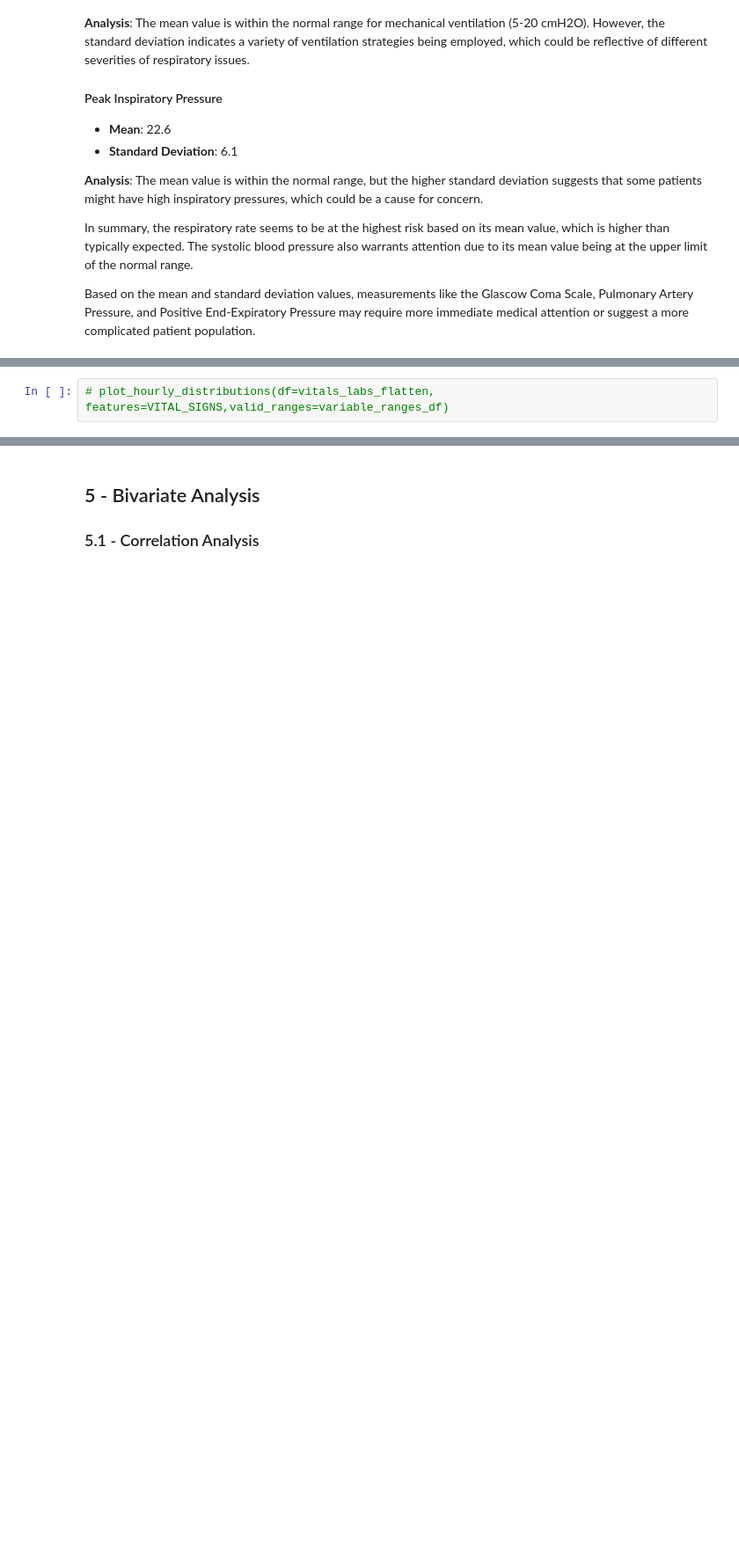
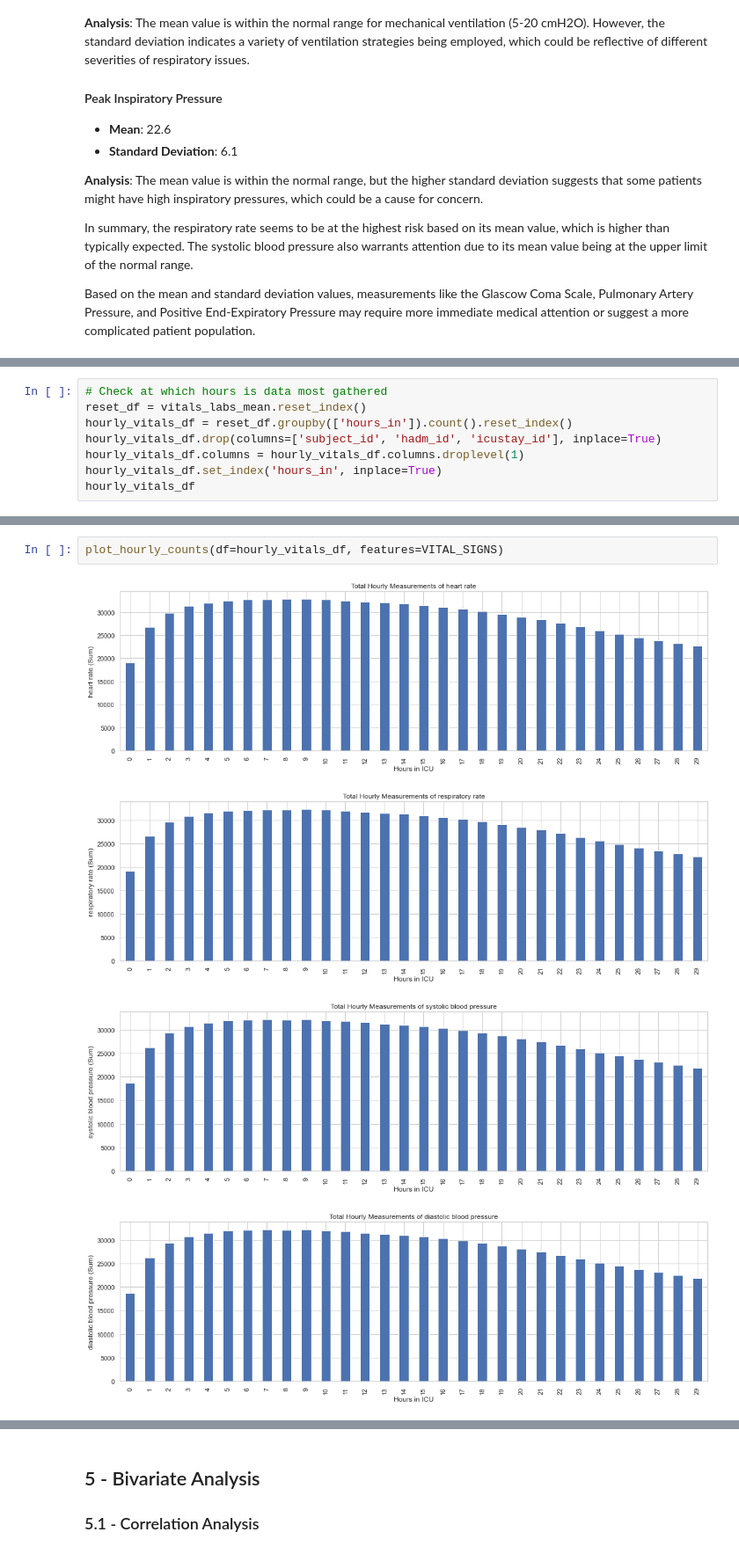
Before and after one commit to drama-404/FuzzyMedNet, a Jupyter notebook: notebooks/EDA.ipynb, the cells around one changed output, grey strips where cells are left out. Shown at 88% size. Cells and saved outputs as stored; diff of their text form; blank space fills up the shorter version.

```diff
--- a/notebooks/EDA.ipynb
+++ b/notebooks/EDA.ipynb
@@ -488,0 +512,8 @@ Based on the mean and standard deviation values, measurements like the Glascow C
+# %%
+# Check at which hours is data most gathered
+reset_df = vitals_labs_mean.reset_index()
+hourly_vitals_df = reset_df.groupby(['hours_in']).count().reset_index()
+hourly_vitals_df.drop(columns=['subject_id', 'hadm_id', 'icustay_id'], inplace=True)
+hourly_vitals_df.columns = hourly_vitals_df.columns.droplevel(1)
+hourly_vitals_df.set_index('hours_in', inplace=True)
+hourly_vitals_df
@@ -489,2 +540,7 @@ Based on the mean and standard deviation values, measurements like the Glascow C
 # %%
-# plot_hourly_distributions(df=vitals_labs_flatten, features=VITAL_SIGNS,valid_ranges=variable_ranges_df)
+plot_hourly_counts(df=hourly_vitals_df, features=VITAL_SIGNS)
+# %% [output]
+[figure, added]
+[figure, added]
+[figure, added]
+[figure, added]
```
Also changed, not shown: parts of 33 cells of this notebook, 5 other files.
